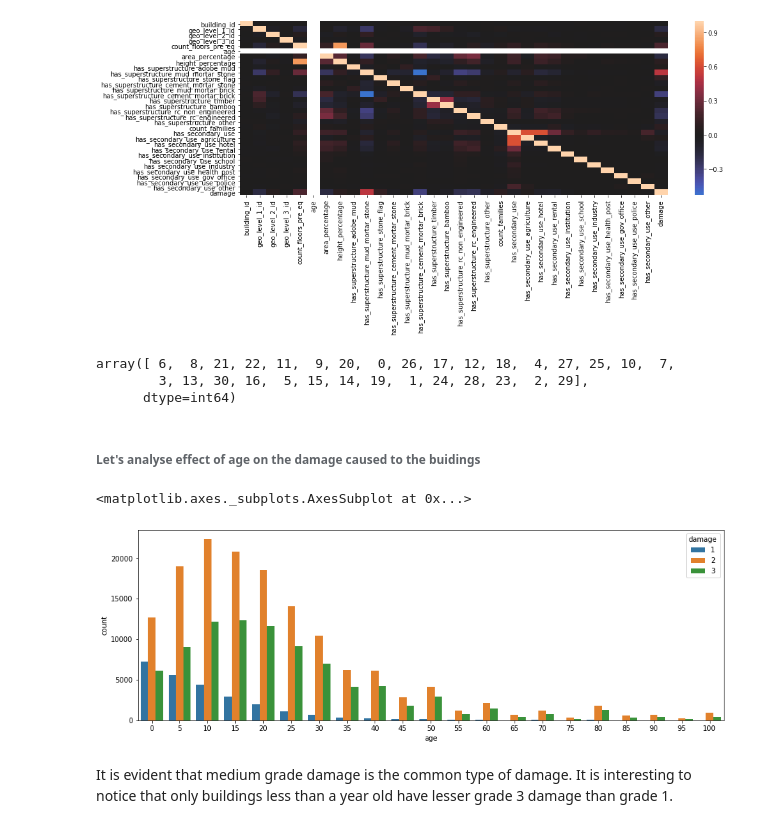
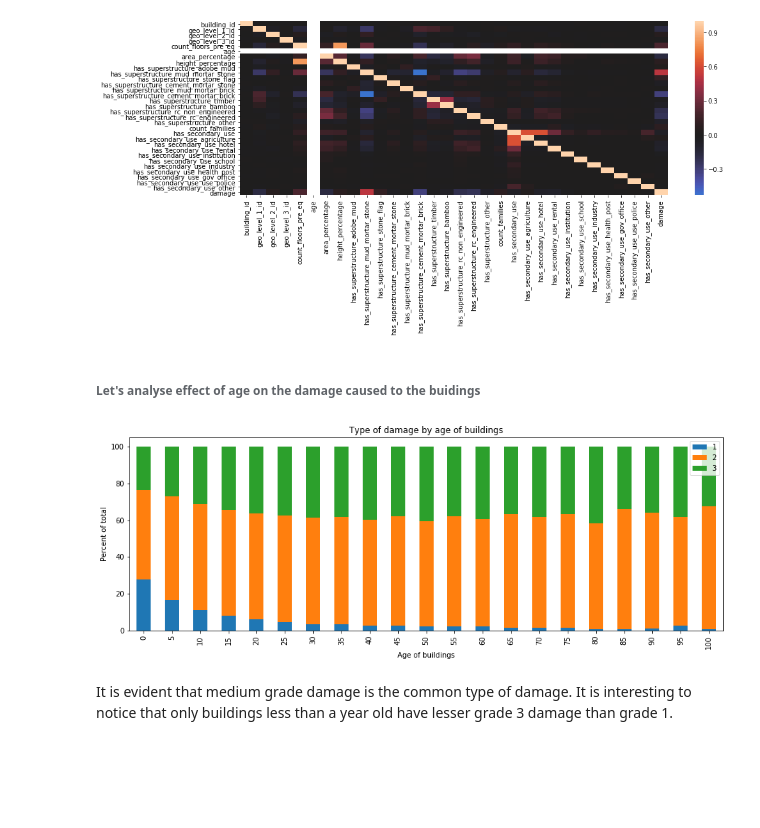
Before and after one commit to Preeti24/Richter-s-Predictor-Modeling-Earthquake-Damage, a Jupyter notebook: EDA.ipynb, the cells around one changed output. Saved outputs shown, nothing was run; the diff lists cells and outputs as text; code cells hidden in the pictures; blank space fills up the shorter version.

```diff
--- a/EDA.ipynb
+++ b/EDA.ipynb
@@ -147,24 +152,27 @@ sns.heatmap(corr, xticklabels=True,yticklabels=True,center=0)
-# %%
-data['geo_level_1_id'].unique()
-# %% [output]
-array([ 6,  8, 21, 22, 11,  9, 20,  0, 26, 17, 12, 18,  4, 27, 25, 10,  7,
-        3, 13, 30, 16,  5, 15, 14, 19,  1, 24, 28, 23,  2, 29],
-      dtype=int64)
 # %% [markdown]
 ###### Let's analyse effect of age on the damage caused to the buidings
 # %%
 # There are few outlier buildings older than 100 years. Remove them from training data
 filt=data['age']<=100
 data=data[filt]
-# %%
-cols=['damage','age']
-
-damageByAge=data.groupby(['age','damage' ]).agg({'building_id':'count'}).reset_index().rename(columns={'building_id':'count'})
-
-sns.barplot(x='age',y='count',data=damageByAge,hue='damage')
-# %% [output]
-<matplotlib.axes._subplots.AxesSubplot at 0x...>
-[figure, removed]
+# %%
+#Goal: get a stacked bar chart with % of total
+#Slice and aggregated data for plotting
+dataGrouped=data.groupby(['age','damage' ]).agg({'building_id':'count'}).reset_index()
+
+#Rename aggregated column
+dataGrouped.rename(columns={'building_id':'count'},inplace=True)
+
+#Create a crosstab- this step is required to get data in the format suitable for required type of chart
+dataCrosstab=pd.crosstab(index=dataGrouped['age'],columns=dataGrouped['damage'], values=dataGrouped['count'], aggfunc='sum',normalize='index')*100
+
+# Plot the data and set labels
+dataCrosstab.plot(kind='bar',stacked=True,title='Type of damage by age of buildings');
+plt.legend(loc='best')
+plt.ylabel('Percent of total')
+plt.xlabel('Age of buildings');
+# %% [output]
+[figure, added]
 # %% [markdown]
 It is evident that medium grade damage is the common type of damage.
 It is interesting to notice that only buildings less than a year old have lesser grade 3 damage than grade 1.
```
Also changed, not shown: parts of 9 cells of this notebook, 2 other files.
